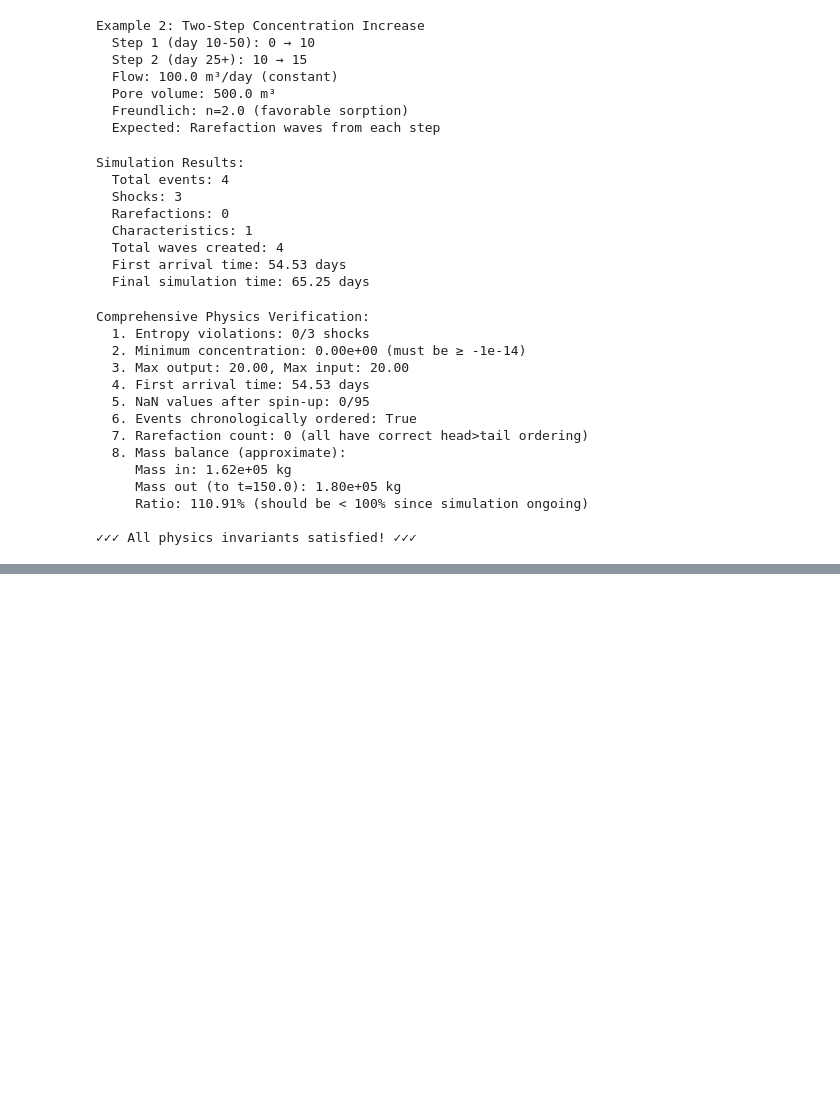
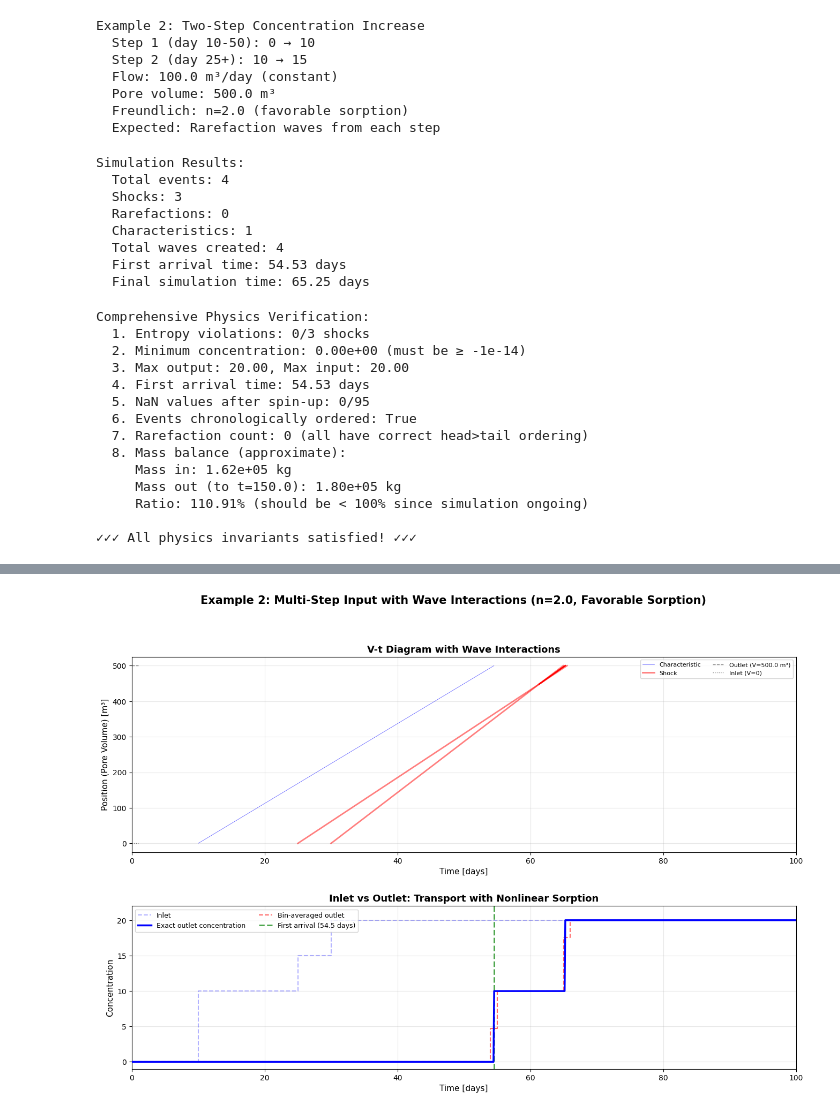
Before and after one commit to gwtransport/gwtransport, a Jupyter notebook: examples/08_Front_Tracking_Exact_Solution.ipynb, the cells around one changed output, grey strips where cells are left out. Drawn from its saved outputs; the diff is of its cells as text; code cells hidden in the pictures; blank space fills up the shorter version.

```diff
--- a/examples/08_Front_Tracking_Exact_Solution.ipynb
+++ b/examples/08_Front_Tracking_Exact_Solution.ipynb
@@ -521,0 +420,85 @@ The current implementation handles shock-shock, shock-characteristic, and shock-
+# %%
+# Create comprehensive visualization for Example 2
+from gwtransport.fronttracking.output import concentration_at_point
+
+fig = plt.figure(figsize=(16, 10))
+gs = fig.add_gridspec(2, 1, hspace=0.3, height_ratios=[1.2, 1])
+
+# Top: V-t diagram with event markers
+ax1 = fig.add_subplot(gs[0, 0])
+fig_vt = plot_vt_diagram(structure_ex2["tracker_state"], show_inactive=True, show_events=True, figsize=(16, 6))
+# Copy content
+ax1_temp = fig_vt.axes[0]
+for line in ax1_temp.get_lines():
+    ax1.plot(line.get_xdata(), line.get_ydata(),
+             color=line.get_color(), linewidth=line.get_linewidth(),
+             alpha=line.get_alpha() if line.get_alpha() else 1.0,
+             linestyle=line.get_linestyle() if line.get_linestyle() else '-',
+             label=line.get_label() if line.get_label()[0] != '_' else '')
+# Copy scatter plots (events)
+for collection in ax1_temp.collections:
+    offsets = collection.get_offsets()
+    if len(offsets) > 0:
+        ax1.scatter(offsets[:, 0], offsets[:, 1],
+                   marker=collection.get_paths()[0] if len(collection.get_paths()) > 0 else 'o',
+                   s=collection.get_sizes(),
+                   c=collection.get_facecolors(),
+                   edgecolors=collection.get_edgecolors(),
+                   linewidths=collection.get_linewidths(),
+                   alpha=0.8, zorder=10)
+ax1.set_xlabel(ax1_temp.get_xlabel(), fontsize=11)
+ax1.set_ylabel(ax1_temp.get_ylabel(), fontsize=11)
+ax1.set_title("V-t Diagram with Wave Interactions", fontsize=13, fontweight='bold')
+ax1.grid(True, alpha=0.3)
+ax1.legend(loc='best', fontsize=8, ncol=2)
+ax1.set_xlim(ax1_temp.get_xlim())
+ax1.set_ylim(ax1_temp.get_ylim())
+plt.close(fig_vt)
+
+# Bottom: Combined inlet and outlet comparison
+ax4 = fig.add_subplot(gs[1, 0])
+
+# Compute exact outlet concentration
+t_days_ex2 = (dates_ex2 - dates_ex2[0]).days
+t_exact = np.linspace(0, 100, 1000)
+c_exact = [concentration_at_point(structure_ex2['tracker_state'].v_outlet, t,
+                                   structure_ex2['tracker_state'].waves,
+                                   structure_ex2['tracker_state'].sorption) for t in t_exact]
+
+# Inlet (faint)
+ax4.step(t_days_ex2, cin_ex2, where='post', linewidth=1.5, color='blue',
+         alpha=0.3, label='Inlet', linestyle='--')
+
+# Exact outlet
+ax4.plot(t_exact, c_exact, 'b-', linewidth=2.5, label='Exact outlet concentration', zorder=3)
+
+# Bin-averaged outlet
+cout_tedges_days_ex2 = ((cout_tedges_ex2 - cout_tedges_ex2[0]) / pd.Timedelta(days=1)).values
+xstep_cout, ystep_cout = np.repeat(cout_tedges_days_ex2, 2)[1:-1], np.repeat(cout_ex2, 2)
+ax4.plot(xstep_cout, ystep_cout, 'r--', linewidth=1.5, alpha=0.6,
+         label='Bin-averaged outlet', zorder=2)
+
+# First arrival
+ax4.axvline(structure_ex2['t_first_arrival'], color='green', linestyle='--',
+            linewidth=2, alpha=0.7, label=f"First arrival ({structure_ex2['t_first_arrival']:.1f} days)", zorder=1)
+
+ax4.set_xlabel("Time [days]", fontsize=11)
+ax4.set_ylabel("Concentration", fontsize=11)
+ax4.set_title("Inlet vs Outlet: Transport with Nonlinear Sorption", fontsize=13, fontweight='bold')
+ax4.grid(True, alpha=0.3)
+ax4.legend(fontsize=9, ncol=2, loc='upper left')
+ax4.set_xlim(0, 100)
+ax4.set_ylim(-1, 22)
+
+plt.suptitle("Example 2: Multi-Step Input with Wave Interactions (n=2.0, Favorable Sorption)",
+             fontsize=15, fontweight='bold', y=0.995)
+plt.show()
+
+print("\nKey Observations:")
+print(f"  • Inlet: Three concentration steps at days 10, 25, and 30")
+print(f"  • First arrival at outlet: t={structure_ex2['t_first_arrival']:.1f} days (~45 days delay)")
+print(f"  • Wave interactions create {structure_ex2['n_events']} events in domain")
+print(f"  • Final plateau: C={max(c_exact):.1f} (matches inlet)")
+print(f"  • Exact vs bin-averaged: Exact shows smooth analytical solution")
+# %% [output]
+[figure, added]
```
Also changed, not shown: parts of 14 cells of this notebook, 11 other files.
